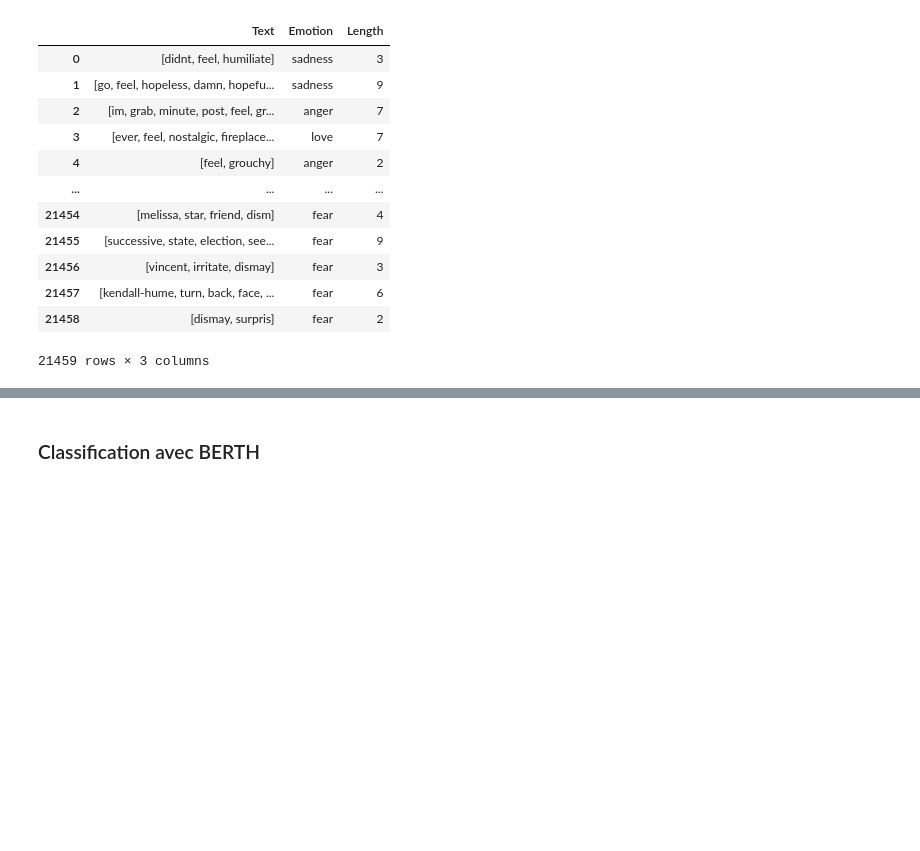
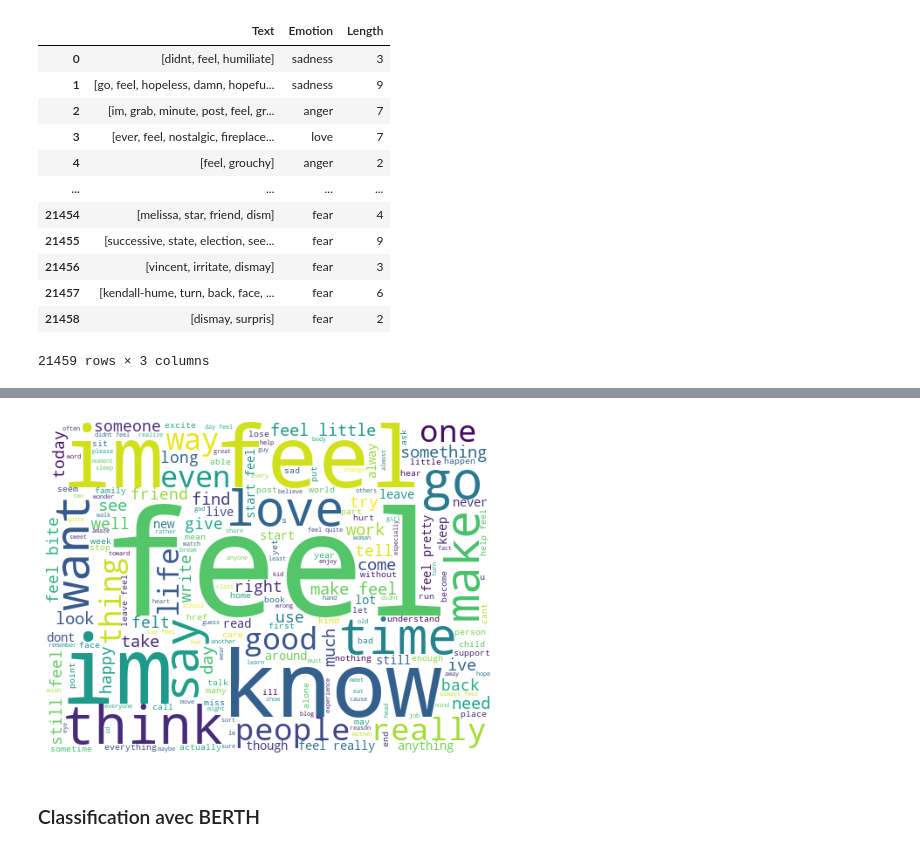
Before and after one commit to eltarr-kawther/roue-des-emotions, a Jupyter notebook: emotion_classification.ipynb, the cells around one changed output, grey strips where cells are left out. Cells and saved outputs as stored; diff of their text form; code cells hidden in the pictures; blank space fills up the shorter version.

Commit message:
wordcloud

```diff
--- a/emotion_classification.ipynb
+++ b/emotion_classification.ipynb
@@ -206,0 +212,6 @@ iplot(fig)
+# %%
+texts = []
+for i in range(0, df_explo.shape[0]):
+    texts.append(df_explo['Text'][i])
+# %%
+words = [item for sublist in texts for item in sublist]
@@ -207,3 +238,17 @@ iplot(fig)
+# %%
+plt.subplots(figsize=(8,8))
+wordcloud = WordCloud(
+                        background_color='white',
+                        width=512,
+                        height=384
+                        ).generate(" ".join(words))
+plt.imshow(wordcloud)
+plt.axis('off')
+#plt.savefig('graph.png')
+
+plt.show()
+# %% [output]
+[figure, added]
 # %% [markdown]
 ### Classification avec BERTH
 # %%
```
Also changed, not shown: parts of 11 cells of this notebook.
